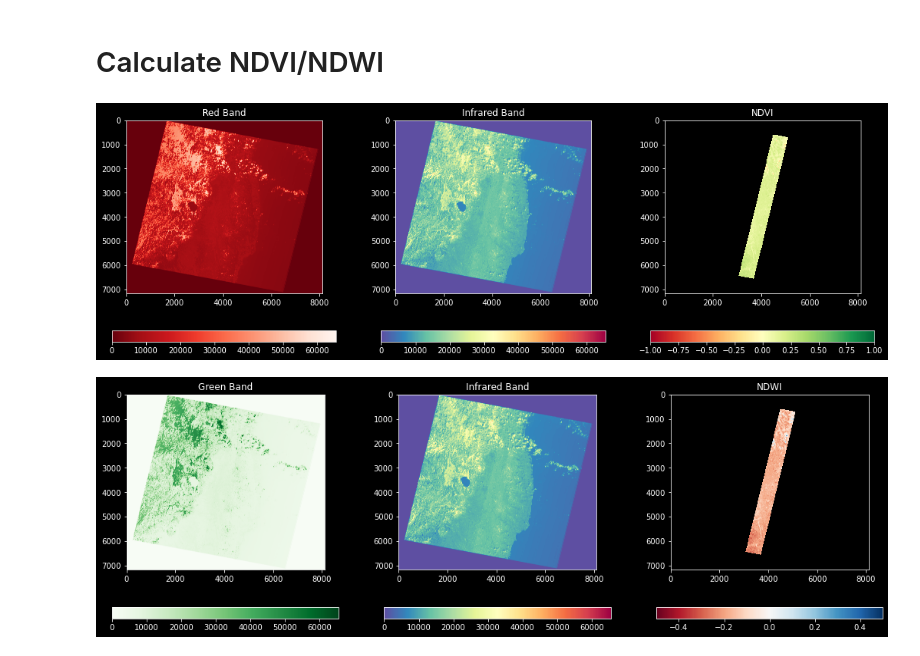
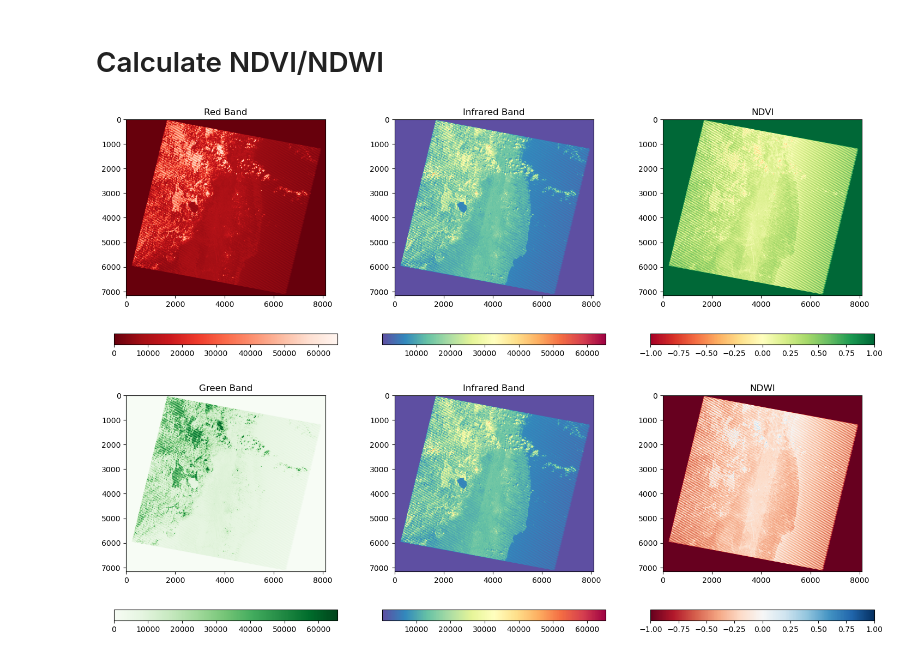
Before and after one commit to erick2307/classes, a Jupyter notebook: remotesensing/Lesson14_NDVI.ipynb, the cells around one changed output. Saved outputs shown, nothing was run; the diff lists cells and outputs as text; code cells hidden in the pictures.

```diff
--- a/remotesensing/Lesson14_NDVI.ipynb
+++ b/remotesensing/Lesson14_NDVI.ipynb
@@ -103,16 +109,20 @@ band_red= rio.open(dictBands['B3']).read()
 #Task 1
 band_green= rio.open(dictBands['B2']).read()
 band_blue = rio.open(dictBands['B1']).read()
+# %%
+mask = np.ones(shape=band_nir.shape,dtype=bool)
+mask = np.logical_and(mask,band_nir == 0.0)
+band_nir[mask] = 1
 # %% [markdown]
 # Calculate NDVI/NDWI
 # %%
 # Allow division by zero
-np.seterr(divide='ignore', invalid='ignore')
+# np.seterr(divide='ignore', invalid='ignore')
 # Calculate NDVI
-ndvi = (band_nir.astype(float) - band_red.astype(float)) / (band_nir.astype(float) + band_red.astype(float))
+ndvi = (band_nir.astype(float) - band_red.astype(float)) / (band_nir.astype(float) + band_red.astype(float)+1e-8)
 
 #Task 1
-ndwi = (band_green.astype(float) - band_nir.astype(float)) / (band_green.astype(float) + band_nir.astype(float))
+ndwi = (band_green.astype(float) - band_nir.astype(float)) / (band_green.astype(float) + band_nir.astype(float)+1e-8)
 # %%
 #plot images
 fig,axs = plt.subplots(1,3,figsize=(18,6))
@@ -128,21 +138,21 @@ im2=axs[2].imshow(ndvi[0],vmin=-1,vmax=1,cmap='RdYlGn')
 axs[2].title.set_text('NDVI')
 fig.colorbar(im2,ax=axs[2],location='bottom');
 # %% [output]
-[figure, old version]
+[figure, new version]
 # %%
 #Task 1
 #plot images
 fig,axs = plt.subplots(1,3,figsize=(18,6))
 im0=axs[0].imshow(band_green[0],cmap='Greens')
 axs[0].title.set_text('Green Band')
 fig.colorbar(im0,ax=axs[0],location='bottom')
 
 im1=axs[1].imshow(band_nir[0],cmap='Spectral_r')
 axs[1].title.set_text('Infrared Band')
 fig.colorbar(im1,ax=axs[1],location='bottom')
 
-im2=axs[2].imshow(ndwi[0],vmin=-0.5,vmax=0.5,cmap='RdBu')
+im2=axs[2].imshow(ndwi[0],vmin=-1.0,vmax=1.0,cmap='RdBu')
 axs[2].title.set_text('NDWI')
 fig.colorbar(im2,ax=axs[2],location='bottom');
 # %% [output]
-[figure, old version]
+[figure, new version]
```
Also changed, not shown: parts of 5 cells of this notebook.
